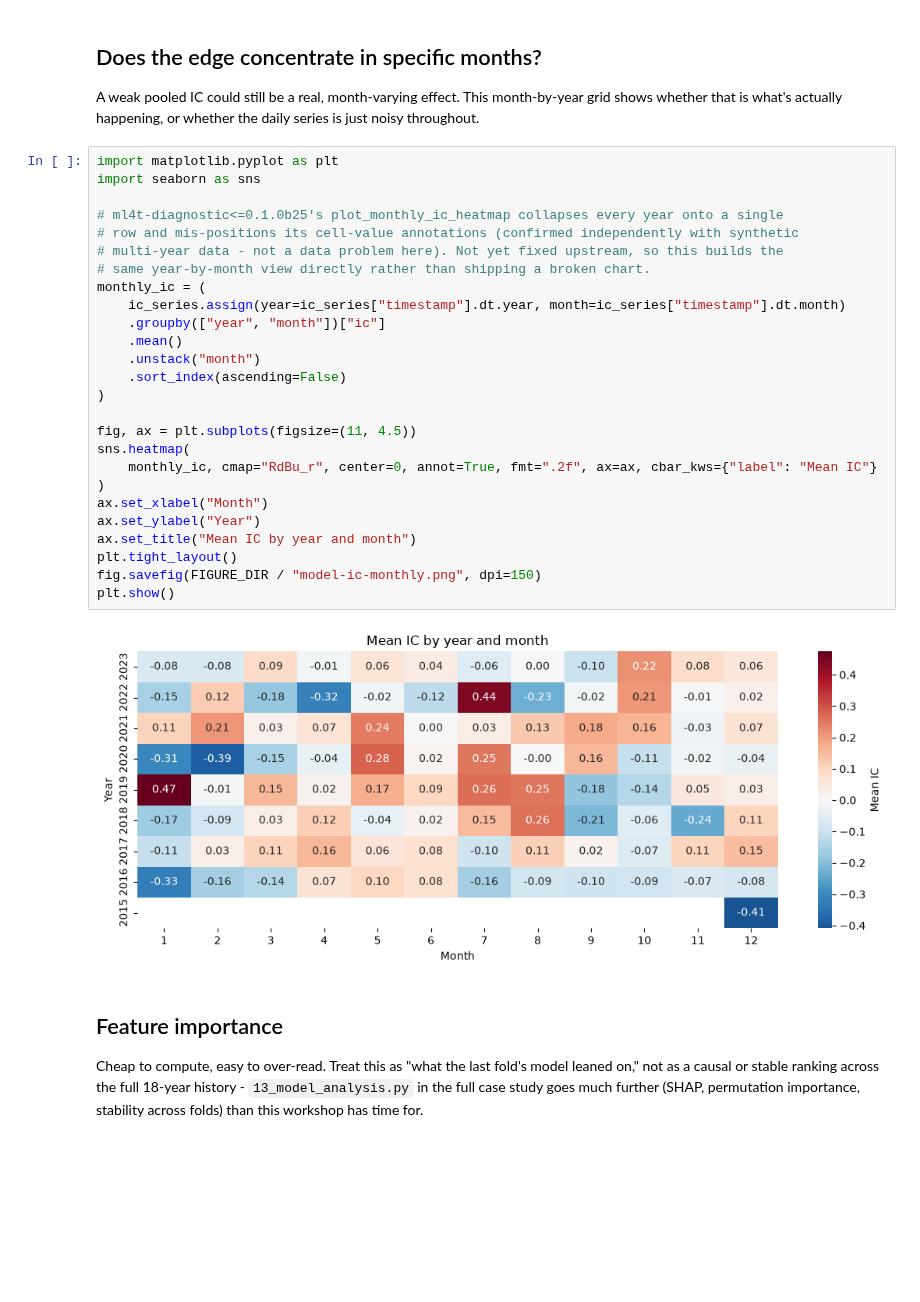
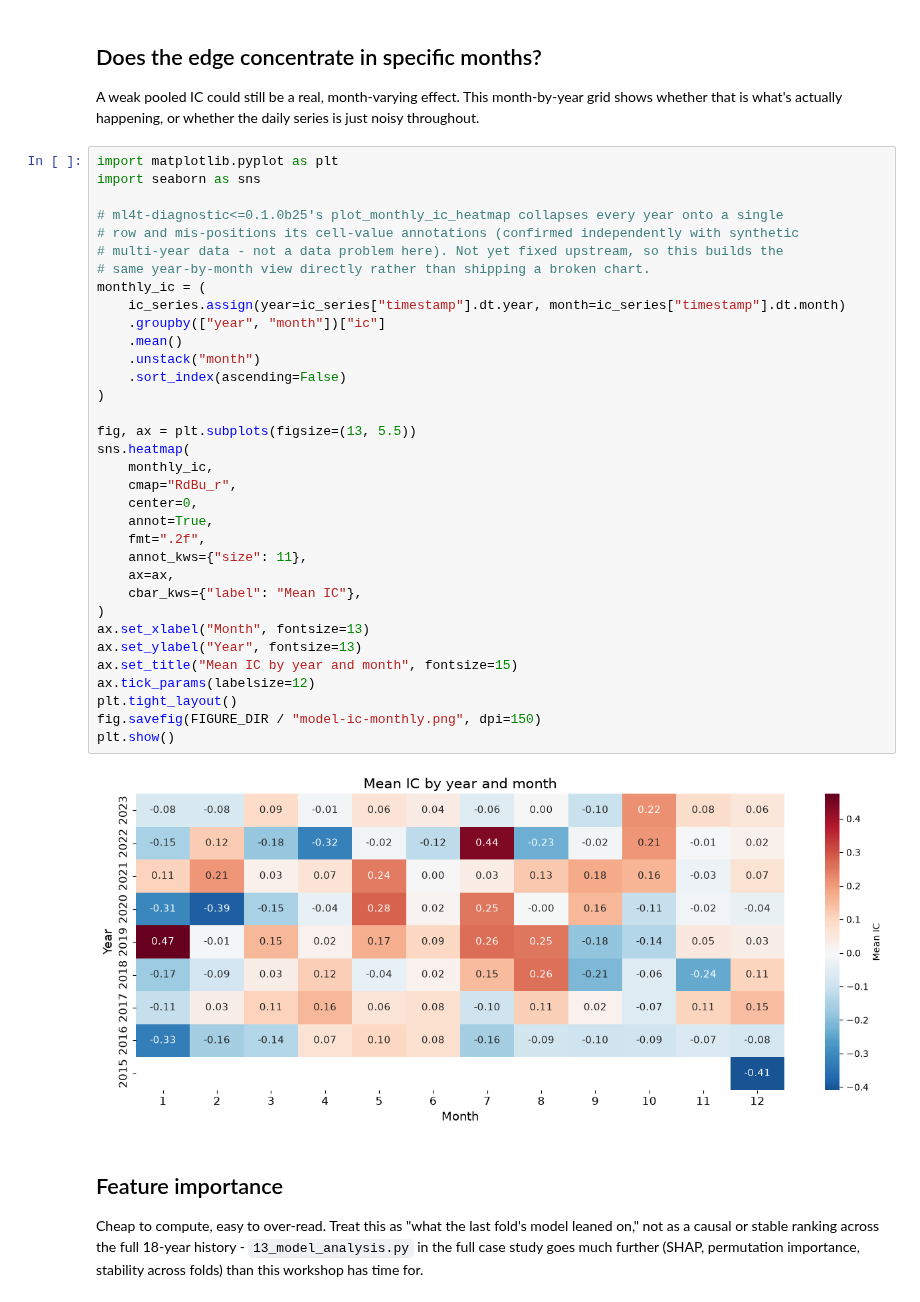
Before and after one commit to ml4t/packt-workshop, a Jupyter notebook: notebooks/03_model_training.ipynb, the cells around one changed output. Drawn from its saved outputs; the diff is of its cells as text; blank space fills up the shorter version.

```diff
--- a/notebooks/03_model_training.ipynb
+++ b/notebooks/03_model_training.ipynb
@@ -358,31 +411,39 @@ whether the daily series is just noisy throughout.
 # %%
 import matplotlib.pyplot as plt
 import seaborn as sns
 
 # ml4t-diagnostic<=0.1.0b25's plot_monthly_ic_heatmap collapses every year onto a single
 # row and mis-positions its cell-value annotations (confirmed independently with synthetic
 # multi-year data - not a data problem here). Not yet fixed upstream, so this builds the
 # same year-by-month view directly rather than shipping a broken chart.
 monthly_ic = (
     ic_series.assign(year=ic_series["timestamp"].dt.year, month=ic_series["timestamp"].dt.month)
     .groupby(["year", "month"])["ic"]
     .mean()
     .unstack("month")
     .sort_index(ascending=False)
 )
 
-fig, ax = plt.subplots(figsize=(11, 4.5))
+fig, ax = plt.subplots(figsize=(13, 5.5))
 sns.heatmap(
-    monthly_ic, cmap="RdBu_r", center=0, annot=True, fmt=".2f", ax=ax, cbar_kws={"label": "Mean IC"}
+    monthly_ic,
+    cmap="RdBu_r",
+    center=0,
+    annot=True,
+    fmt=".2f",
+    annot_kws={"size": 11},
+    ax=ax,
+    cbar_kws={"label": "Mean IC"},
 )
-ax.set_xlabel("Month")
-ax.set_ylabel("Year")
-ax.set_title("Mean IC by year and month")
+ax.set_xlabel("Month", fontsize=13)
+ax.set_ylabel("Year", fontsize=13)
+ax.set_title("Mean IC by year and month", fontsize=15)
+ax.tick_params(labelsize=12)
 plt.tight_layout()
 fig.savefig(FIGURE_DIR / "model-ic-monthly.png", dpi=150)
 plt.show()
 # %% [output]
-[figure, old version]
+[figure, new version]
 # %% [markdown]
 ## Feature importance
 
```
Also changed, not shown: parts of 14 cells of this notebook, 1 other file.
